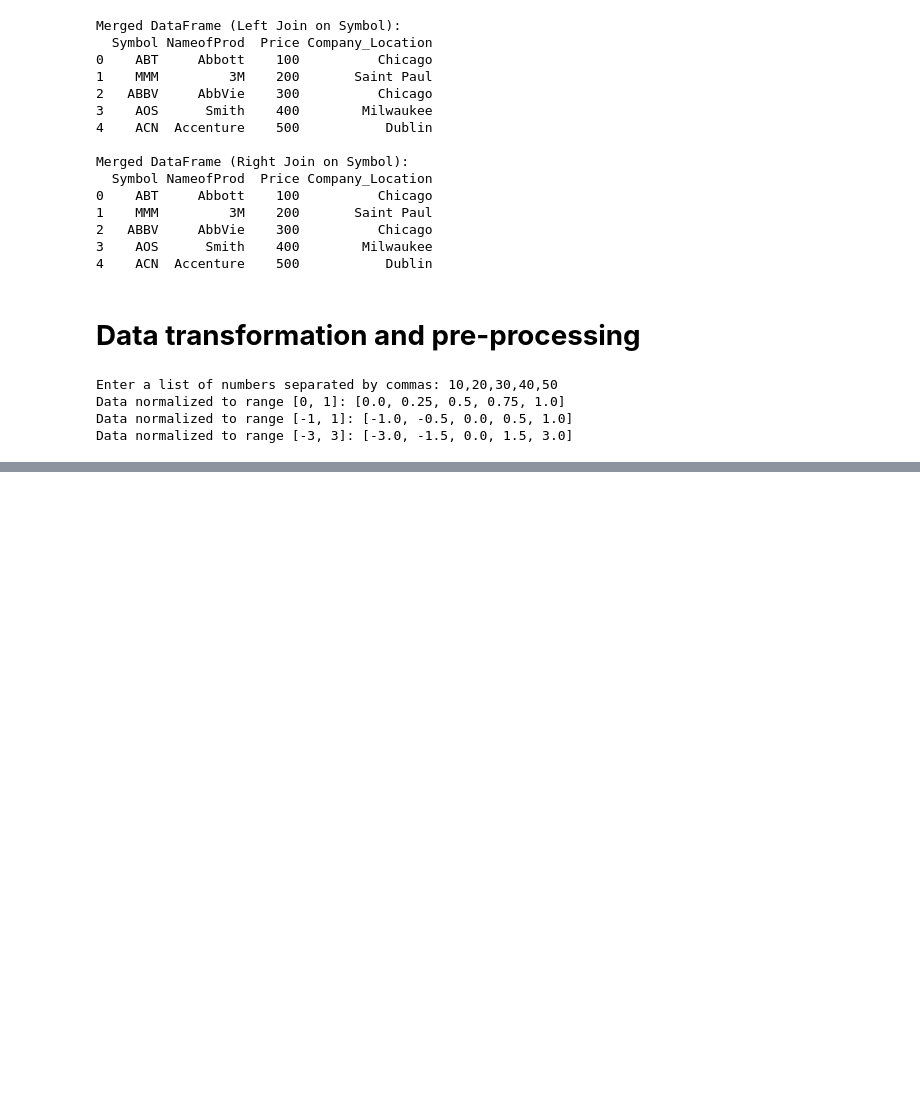
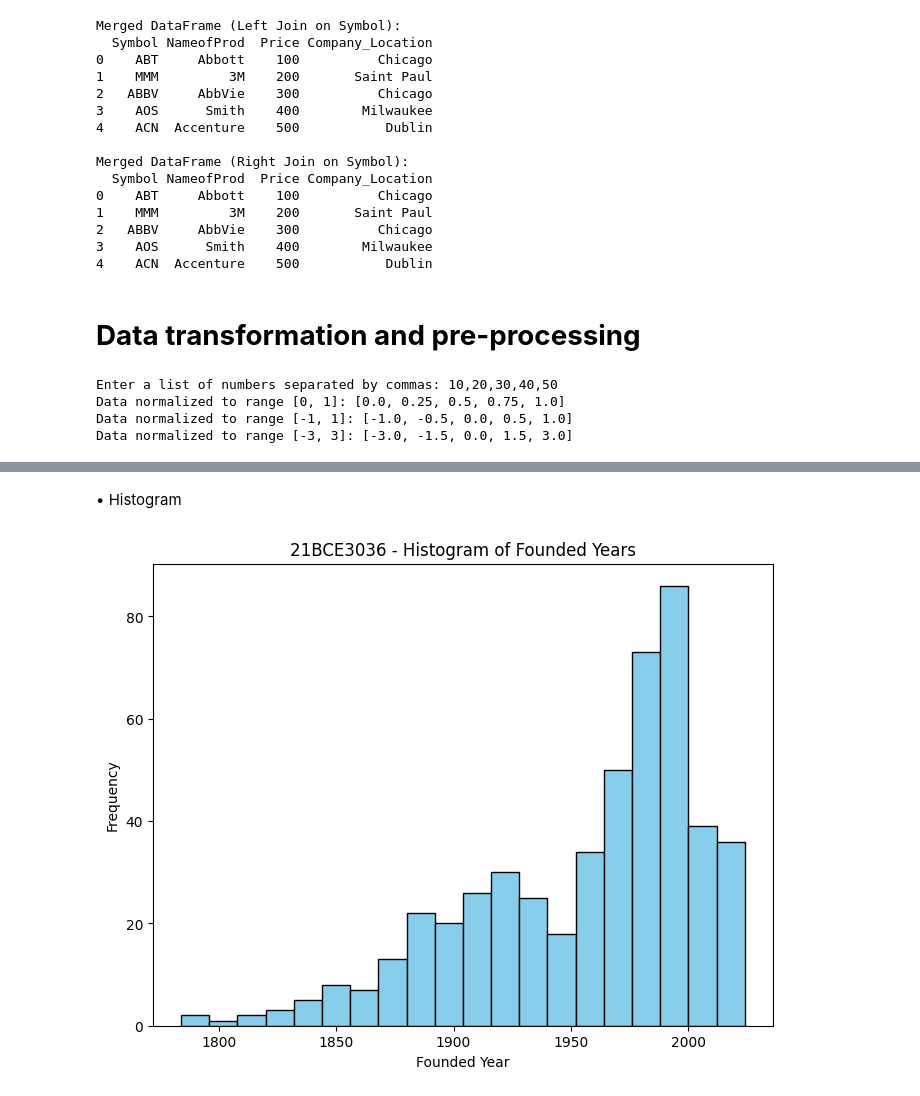
Before and after one commit to Rahulaggl/EDA, a Jupyter notebook: LAB_DA_1.ipynb, the cells around one changed output, grey strips where cells are left out. Cells and saved outputs as stored; diff of their text form; code cells hidden in the pictures; blank space fills up the shorter version.

```diff
--- a/LAB_DA_1.ipynb
+++ b/LAB_DA_1.ipynb
@@ -479,0 +646,13 @@ Data normalized to range [-3, 3]: [-3.0, -1.5, 0.0, 1.5, 3.0]
+# %%
+import pandas as pd
+import matplotlib.pyplot as plt
+import seaborn as sns
+from mpl_toolkits.mplot3d import Axes3D
+import numpy as np
+
+# Load the dataset
+url = 'https://raw.githubusercontent.com/salemprakash/EDA/main/Data/constituents.csv'
+df = pd.read_csv(url)
+# %%
+# Cleaning 'Founded' column by extracting the first valid year
+df['Founded'] = df['Founded'].apply(lambda x: pd.to_numeric(str(x).split()[0], errors='coerce'))
@@ -479,0 +662,15 @@ Data normalized to range [-3, 3]: [-3.0, -1.5, 0.0, 1.5, 3.0]
+# %%
+# Univariate Analysis: Founded column
+founded_data = df['Founded'].dropna()
+# %% [markdown]
+• Histogram
+# %%
+# 1. Histogram
+plt.figure(figsize=(8,6))
+plt.hist(founded_data, bins=20, color='skyblue', edgecolor='black')
+plt.title(f'{roll_number} - Histogram of Founded Years')
+plt.xlabel('Founded Year')
+plt.ylabel('Frequency')
+plt.show()
+# %% [output]
+[figure, added]
```
Also changed, not shown: parts of 93 cells of this notebook.
